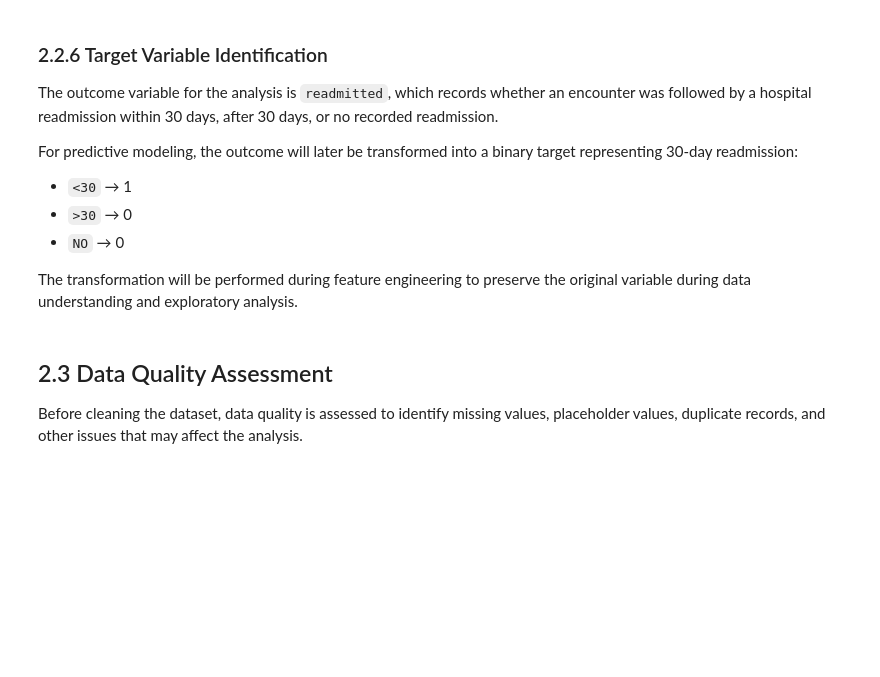
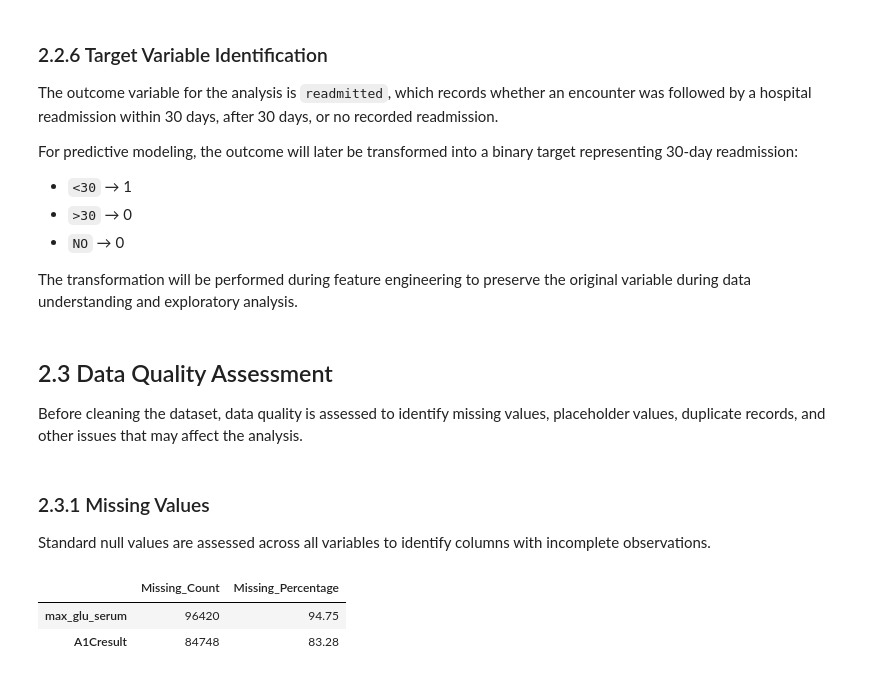
Before and after one commit to byegond-beep/hospital-readmission-resource-allocation-analytics, a Jupyter notebook: notebooks/02_data_understanding_cleaning.ipynb, the cells around one changed output. Saved outputs shown, nothing was run; the diff lists cells and outputs as text; code cells hidden in the pictures; blank space fills up the shorter version.

```diff
--- a/notebooks/02_data_understanding_cleaning.ipynb
+++ b/notebooks/02_data_understanding_cleaning.ipynb
@@ -131,3 +131,23 @@ The transformation will be performed during feature engineering to preserve the
 ## 2.3 Data Quality Assessment
 
 Before cleaning the dataset, data quality is assessed to identify missing values, placeholder values, duplicate records, and other issues that may affect the analysis.
+# %% [markdown]
+### 2.3.1 Missing Values
+
+Standard null values are assessed across all variables to identify columns with incomplete observations.
+# %%
+# Assess standard missing values
+missing_summary = pd.DataFrame({
+    "Missing_Count": df.isna().sum(),
+    "Missing_Percentage": (df.isna().mean() * 100).round(2)
+})
+
+missing_summary = missing_summary[
+    missing_summary["Missing_Count"] > 0
+].sort_values("Missing_Percentage", ascending=False)
+
+missing_summary
+# %% [output]
+|  | Missing_Count | Missing_Percentage |
+| max_glu_serum | 96420 | 94.75 |
+| A1Cresult | 84748 | 83.28 |
```
Also changed, not shown: parts of 22 cells of this notebook.
